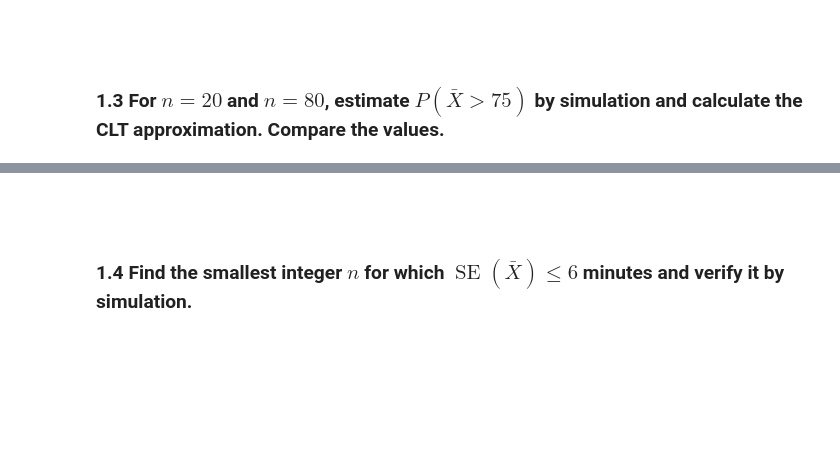
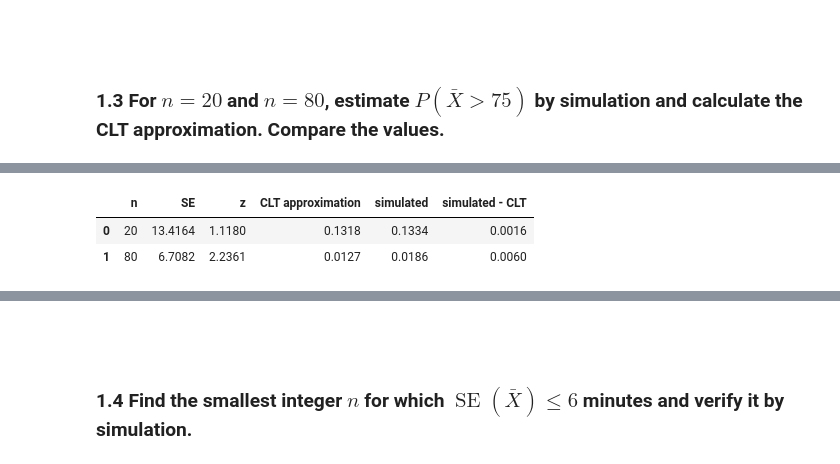
Before and after one commit to Dogmeat2000/sta1, a Jupyter notebook: assignment3/assignment3.ipynb, the cells around one changed output, grey strips where cells are left out. Cells and saved outputs as stored; diff of their text form; code cells hidden in the pictures; blank space fills up the shorter version.

```diff
--- a/assignment3/assignment3.ipynb
+++ b/assignment3/assignment3.ipynb
@@ -95,2 +177,17 @@ Restoration time in a service system is modelled as exponential with population
 # %%
-# TODO: Katrine
+# Katrine
+
+# Compare the simulated tail probability P(Xbar > 75) with the CLT approximation
+threshold = 75
+rows = []
+for n in (20, 80):
+    se_n = sigma / np.sqrt(n)
+    z = (threshold - mu) / se_n
+    p_clt = stats.norm.sf(threshold, loc=mu, scale=se_n)   # P(Xbar > 75) under N(mu, sigma^2/n)
+    p_sim = np.mean(sample_means[n] > threshold)            # share of the simulated means above 75
+    rows.append({"n": n, "SE": se_n, "z": z, "CLT approximation": p_clt, "simulated": p_sim, "simulated - CLT": p_sim - p_clt})
+pd.DataFrame(rows).round(4)
+# %% [output]
+|  | n | SE | z | CLT approximation | simulated | simulated - CLT |
+| 0 | 20 | 13.4164 | 1.1180 | 0.1318 | 0.1334 | 0.0016 |
+| 1 | 80 | 6.7082 | 2.2361 | 0.0127 | 0.0186 | 0.0060 |
```
Also changed, not shown: parts of 30 cells of this notebook.
